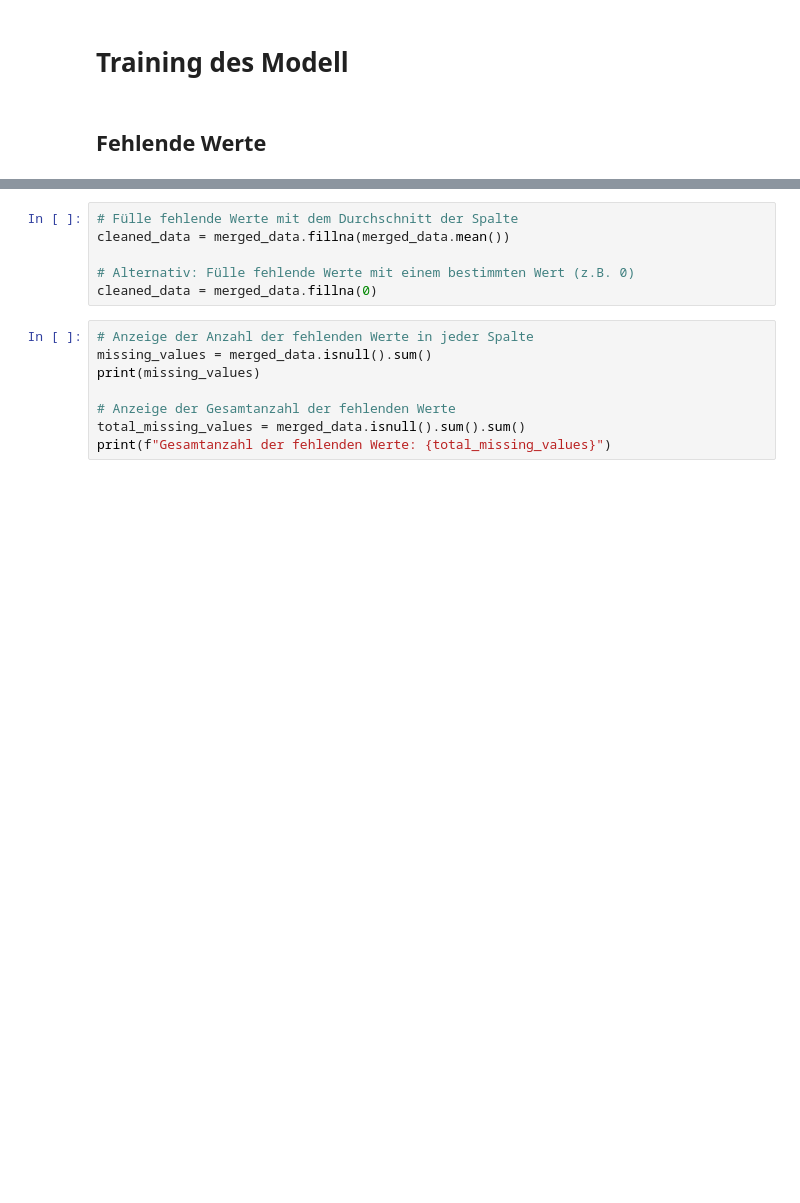
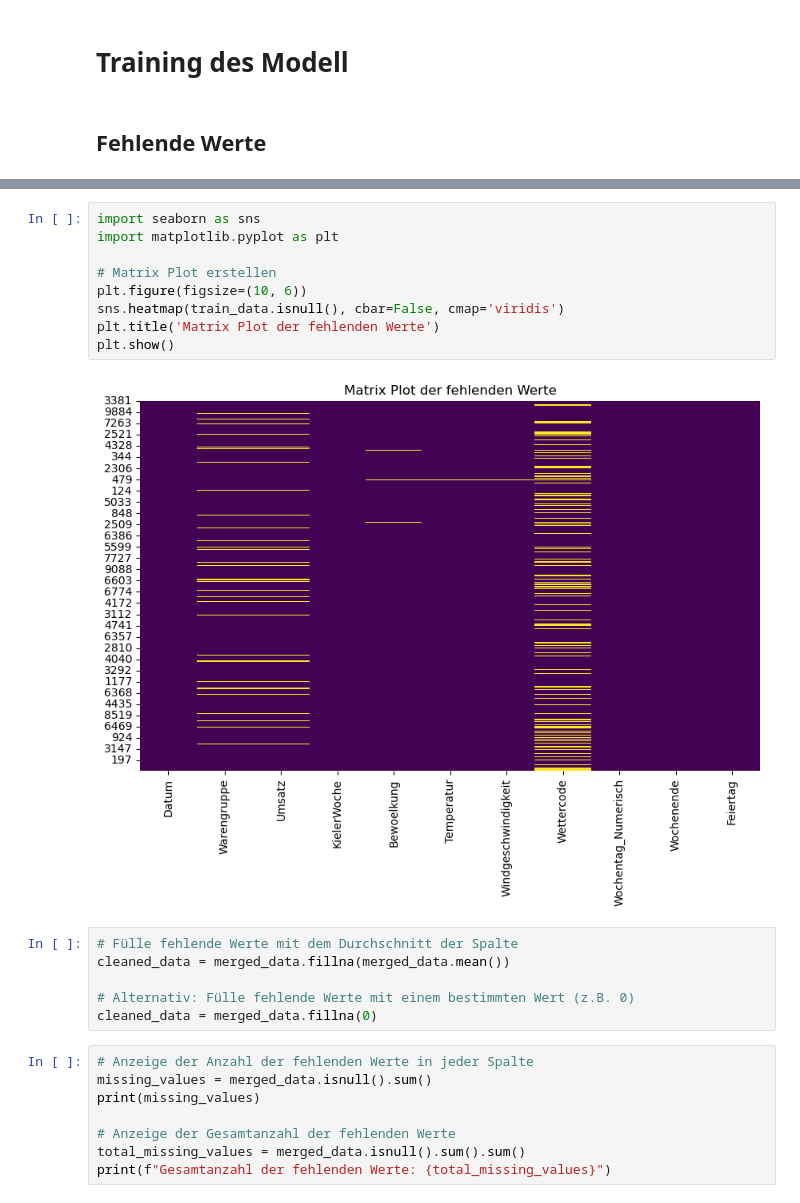
Before and after one commit to Suminho7/bakery_sales_prediction, a Jupyter notebook: 0_DataPreparation/Daten.ipynb, the cells around one changed output, grey strips where cells are left out. Cells and saved outputs as stored; diff of their text form; blank space fills up the shorter version.

```diff
--- a/0_DataPreparation/Daten.ipynb
+++ b/0_DataPreparation/Daten.ipynb
@@ -421,3 +490,14 @@ Gesamtanzahl der fehlenden Werte: 14080
+# %%
+import seaborn as sns
+import matplotlib.pyplot as plt
+
+# Matrix Plot erstellen
+plt.figure(figsize=(10, 6))
+sns.heatmap(train_data.isnull(), cbar=False, cmap='viridis')
+plt.title('Matrix Plot der fehlenden Werte')
+plt.show()
+# %% [output]
+[figure, added]
 # %%
 # Fülle fehlende Werte mit dem Durchschnitt der Spalte
 cleaned_data = merged_data.fillna(merged_data.mean())
```
Also changed, not shown: parts of 10 cells of this notebook.
